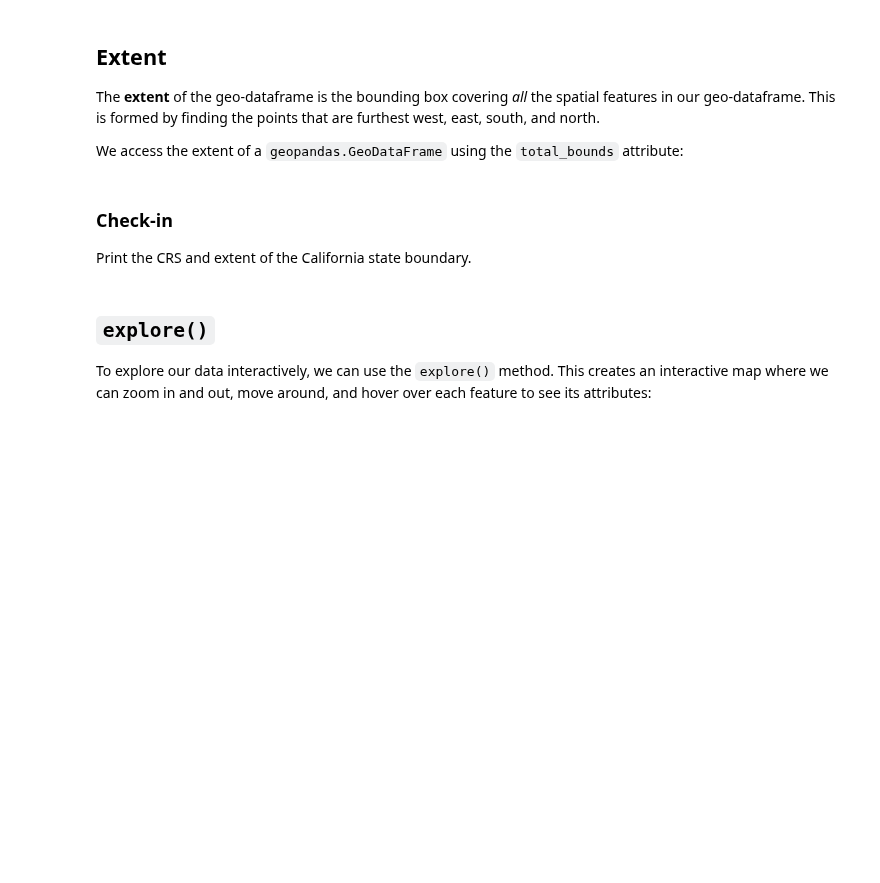
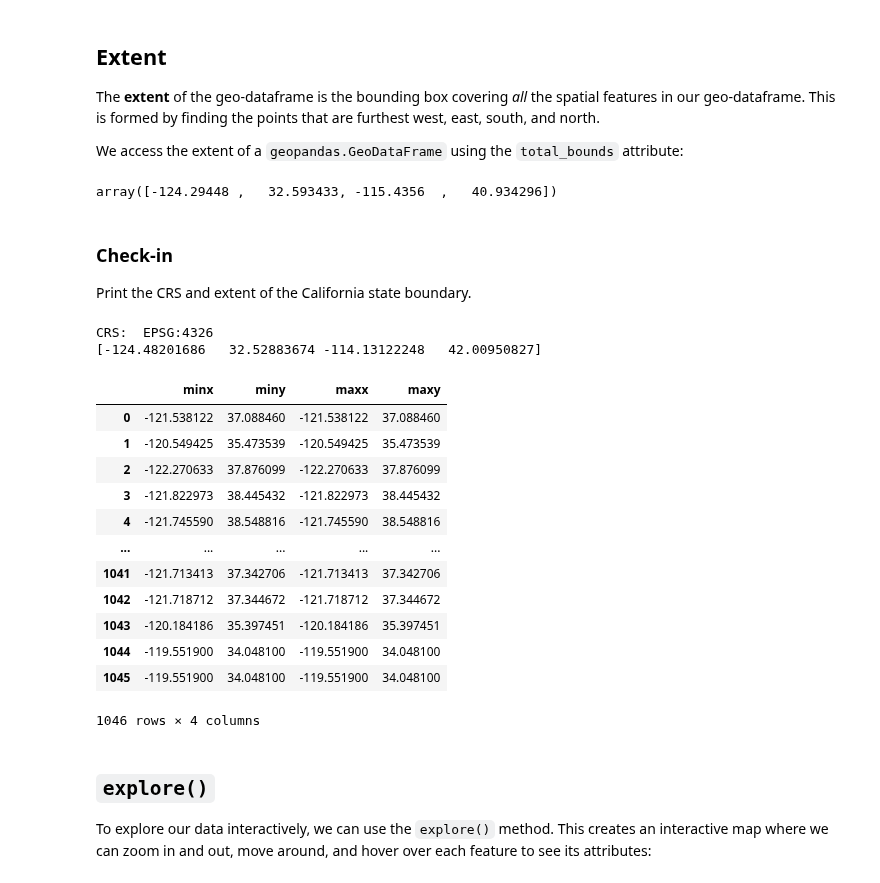
Before and after one commit to carmengg/eds220-in-class, a Jupyter notebook: week-5-geopandas-intro-STUDENTS.ipynb, the cells around one changed output. Saved outputs shown, nothing was run; the diff lists cells and outputs as text; code cells hidden in the pictures; blank space fills up the shorter version.

```diff
--- a/week-5-geopandas-intro-STUDENTS.ipynb
+++ b/week-5-geopandas-intro-STUDENTS.ipynb
@@ -91,10 +211,37 @@ We can obtain more information about our CRS by accessing other attributes:
 The **extent** of the geo-dataframe is the bounding box covering *all* the spatial features in our geo-dataframe. This is formed by finding the points that are furthest west, east, south, and north.
 
 We access the extent of a `geopandas.GeoDataFrame` using the `total_bounds` attribute:
+# %%
+# Obtain the geographic extent of the geo-dataframe
+pigs.total_bounds
+# %% [output]
+array([-124.29448 ,   32.593433, -115.4356  ,   40.934296])
 # %% [markdown]
 ### Check-in
 
 Print the CRS and extent of the California state boundary.
+# %%
+print('CRS: ', ca_boundary.crs)
+print(ca_boundary.total_bounds)
+# %% [output]
+CRS:  EPSG:4326
+[-124.48201686   32.52883674 -114.13122248   42.00950827]
+# %%
+pigs.bounds
+# %% [output]
+|  | minx | miny | maxx | maxy |
+| 0 | -121.538122 | 37.088460 | -121.538122 | 37.088460 |
+| 1 | -120.549425 | 35.473539 | -120.549425 | 35.473539 |
+| 2 | -122.270633 | 37.876099 | -122.270633 | 37.876099 |
+| 3 | -121.822973 | 38.445432 | -121.822973 | 38.445432 |
+| 4 | -121.745590 | 38.548816 | -121.745590 | 38.548816 |
+| ... | ... | ... | ... | ... |
+| 1041 | -121.713413 | 37.342706 | -121.713413 | 37.342706 |
+| 1042 | -121.718712 | 37.344672 | -121.718712 | 37.344672 |
+| 1043 | -120.184186 | 35.397451 | -120.184186 | 35.397451 |
+| 1044 | -119.551900 | 34.048100 | -119.551900 | 34.048100 |
+| 1045 | -119.551900 | 34.048100 | -119.551900 | 34.048100 |
+1046 rows × 4 columns
 # %% [markdown]
 ## `explore()`
 
```
Also changed, not shown: parts of 17 cells of this notebook.
